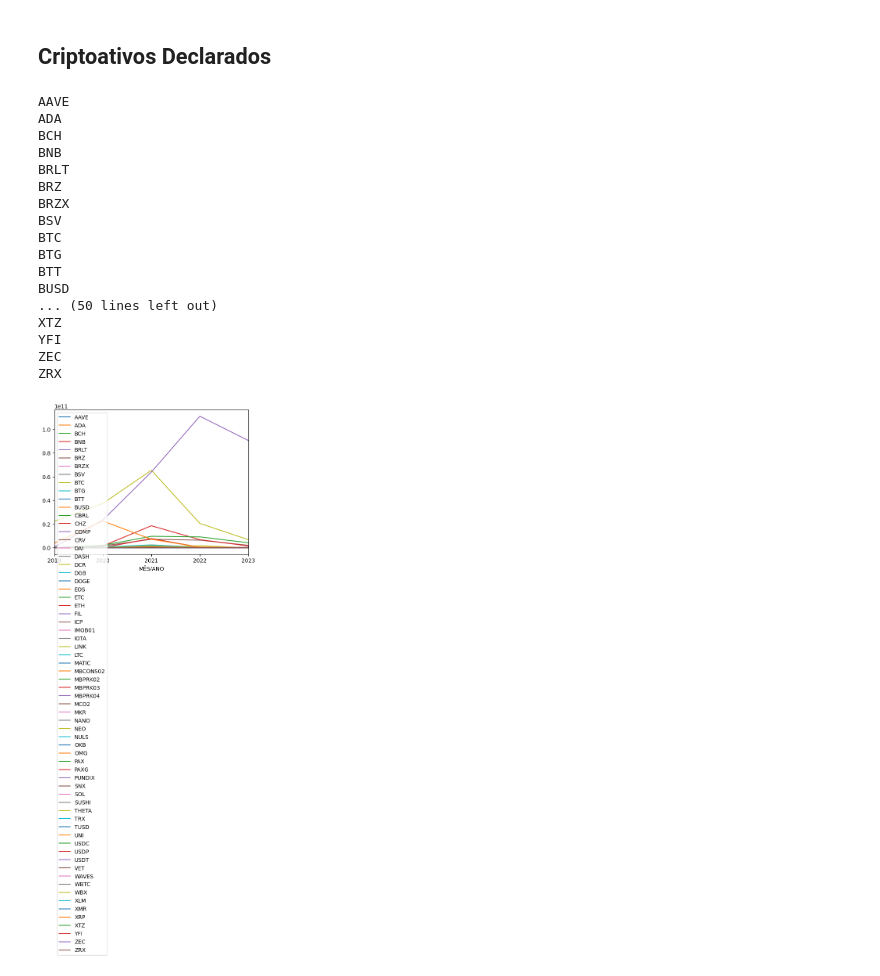
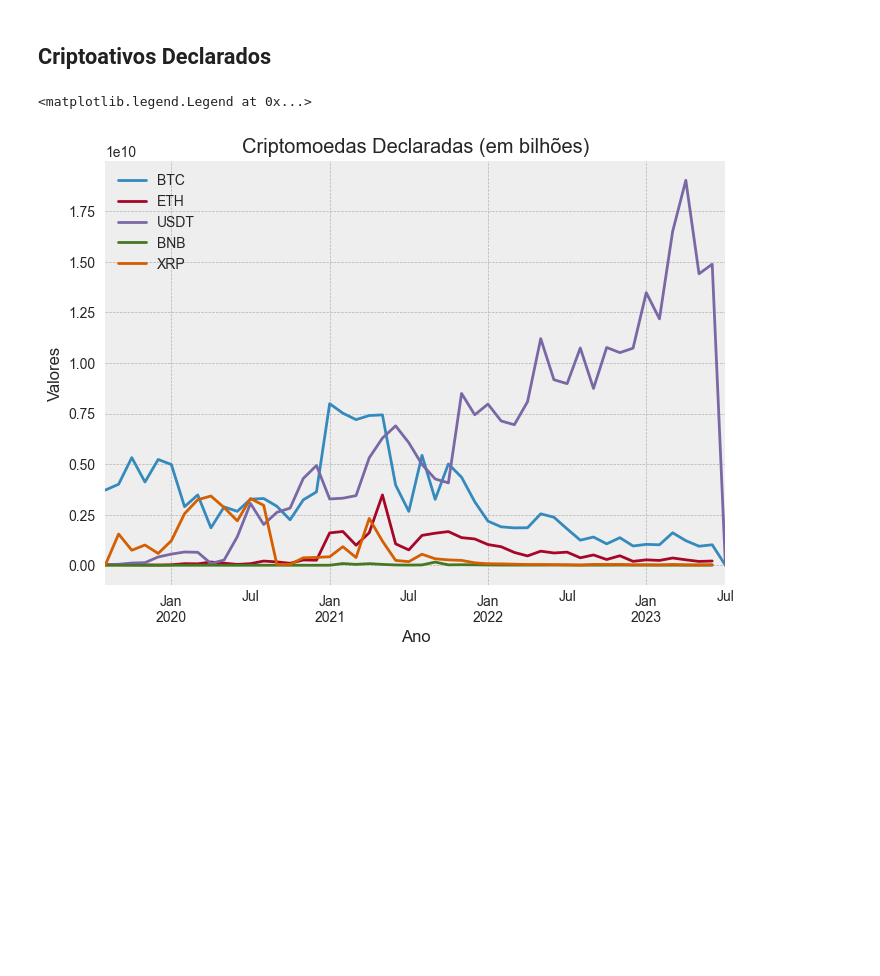
Before and after one commit to thamiresfalbo/tcc-estacio, a Jupyter notebook: notebook/main.ipynb, the cells around one changed output. Saved outputs shown, nothing was run; the diff lists cells and outputs as text; code cells hidden in the pictures; blank space fills up the shorter version.

```diff
--- a/notebook/main.ipynb
+++ b/notebook/main.ipynb
@@ -9,7 +9,7 @@ import locale
 import tabulate
 
 locale.setlocale(locale.LC_ALL, "pt_BR")
-plt.style.use("default")
+plt.style.use("bmh")
 excelsheet = "../data/criptoativos_dados_abertos_07082023.xls"
 
 # Carrega a planilha excel
@@ -51,7 +51,20 @@ with pd.ExcelFile(excelsheet) as xls:
 
 # Utilitários
 def format_cols(data):
-    return data.apply(lambda x: format_compact_currency(x, currency="BRL", locale="pt_BR", fraction_digits=2))
+    return data.apply(
+        lambda x: format_compact_currency(
+            x, currency="BRL", locale="pt_BR", fraction_digits=2
+        )
+    )
+
+
+cryptos = []
+for i in df4["CRIPTOATIVO"]:
+    if i not in cryptos:
+        cryptos.append(i)
+
+most_popular = ["BTC", "ETH", "USDT", "BNB", "XRP"]
+# "USDC", "ADA", "DOGE", "SOL", "TRX"]
 # %% [markdown]
 ## Total de Valores Declarados por Ano
 # %%
@@ -105,37 +139,17 @@ df3.plot(kind='scatter',x=df3.columns[2], y=df3.columns[4], c='tab:blue')
 # %%
 # Renderiza Relatório 4
 # https://stackoverflow.com/questions/39922986/how-do-i-pandas-group-by-to-get-sum
 # https://pbpython.com/pandas-grouper-agg.html
-cryptos = []
-for i in df4['CRIPTOATIVO']:
-    if i not in cryptos:
-        cryptos.append(i)
+df4_new = df4.groupby(["CRIPTOATIVO", pd.Grouper(key="MÊS/ANO", freq="M")])[
+    "VALOR TOTAL DAS OPERAÇÕES"
+].sum()
 
-df4_new = df4.groupby(["CRIPTOATIVO", pd.Grouper(key='MÊS/ANO', freq='Y')])['VALOR TOTAL DAS OPERAÇÕES'].sum()
-# for i in range(2019,2024):
-#     df4_new[str(i)] = df4_new[str(i)].apply(lambda x: x/1_000_000)
-#     df4_new[str(i)].sort_values(axis=0,ascending=False)[0:10].plot(kind='bar', title=f"{i}")
-#     plt.show()
+for i in most_popular:
+    df4_new[i].plot(label=i, title="Criptomoedas Declaradas (em bilhões)")
 
-for i in cryptos:
-    df4_new[i].plot(label=i)
-    plt.legend()
+plt.xlabel("Ano")
+plt.ylabel("Valores")
+plt.legend()
 # %% [output]
-AAVE
-ADA
-BCH
-BNB
-BRLT
-BRZ
-BRZX
-BSV
-BTC
-BTG
-BTT
-BUSD
-... (50 lines left out)
-XTZ
-YFI
-ZEC
-ZRX
+<matplotlib.legend.Legend at 0x...>
-[figure, old version]
+[figure, new version]
```
Also changed, not shown: parts of 2 cells of this notebook, 3 other files.
